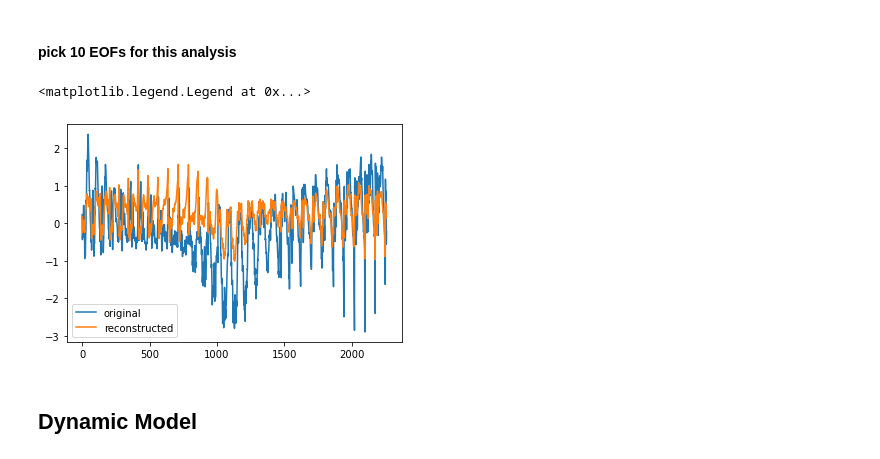
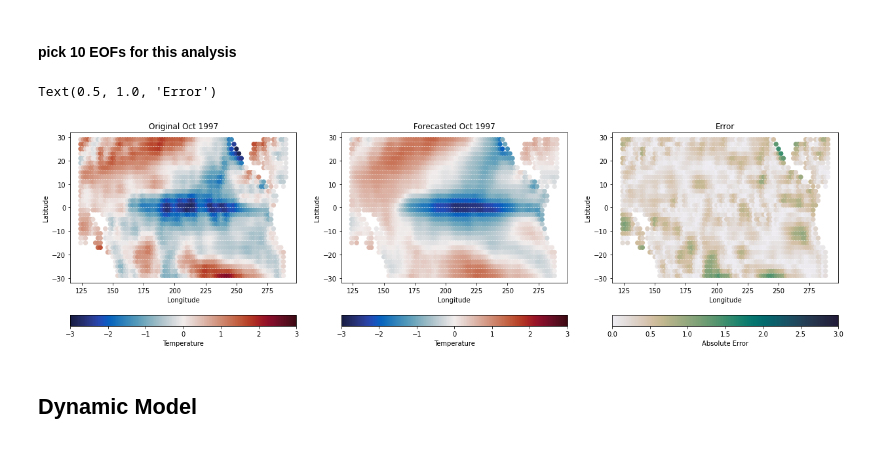
Before and after one commit to rbeutel/PRODIGY, a Jupyter notebook: assignment5.ipynb, the cells around one changed output. Cells and saved outputs as stored; diff of their text form; code cells hidden in the pictures.

```diff
--- a/assignment5.ipynb
+++ b/assignment5.ipynb
@@ -84,18 +84,34 @@ Ev = Ev.T
 #### pick 10 EOFs for this analysis
 # %%
 n = 10;
-TS = np.matmul(Zspat_detrend, Ev[:, 1:n]) #can't just straight up multiply matrices in python, must use this function
+TS = np.matmul(Zspat_detrend, Ev[:, 0:n]) #can't just straight up multiply matrices in python, must use this function
+# can do @ instead of matmul()
 # %%
 # lets check a day to see how good out reconstruction is!
-SSTreconstructed = np.matmul(Ev[:, 1:n],TS[228, :].T) + spat_mean.T
+SSTreconstructed = np.matmul(Ev[:, 0:n],TS[228, :].T) + spat_mean.T
 # got to plot this to compare but not the focus rn
-# %%
-plt.plot(Z[228,:], label='original')
-plt.plot(SSTreconstructed, label='reconstructed')
-plt.legend()
-# %% [output]
-<matplotlib.legend.Legend at 0x...>
-[figure, removed]
+# %%
+fig, ax = plt.subplots(1,3, figsize = (21,6))
+C = ax[0].scatter(data.lon,data.lat,c=Z[228,:], cmap = cm.cm.balance, s = 40, vmin=-3, vmax=3)
+plt.colorbar(C, ax=ax[0], label='Temperature',orientation="horizontal")
+ax[0].set_ylabel('Latitude')
+ax[0].set_xlabel('Longitude')
+ax[0].set_title('Original Oct 1997')
+
+C = ax[1].scatter(data.lon,data.lat,c=SSTreconstructed, cmap = cm.cm.balance, s = 40, vmin=-3, vmax=3)
+plt.colorbar(C, ax=ax[1], label='Temperature',orientation="horizontal")
+ax[1].set_ylabel('Latitude')
+ax[1].set_xlabel('Longitude')
+ax[1].set_title('Forecasted Oct 1997')
+
+C = ax[2].scatter(data.lon,data.lat,c=abs(Z[228,:]-SSTreconstructed), cmap = cm.cm.rain, s = 40, vmin=0, vmax=3)
+plt.colorbar(C, ax=ax[2], label='Absolute Error',orientation="horizontal")
+ax[2].set_ylabel('Latitude')
+ax[2].set_xlabel('Longitude')
+ax[2].set_title('Error')
+# %% [output]
+Text(0.5, 1.0, 'Error')
+[figure, added]
 # %% [markdown]
 ## Dynamic Model
 # %%
```
Also changed, not shown: parts of 10 cells of this notebook.
